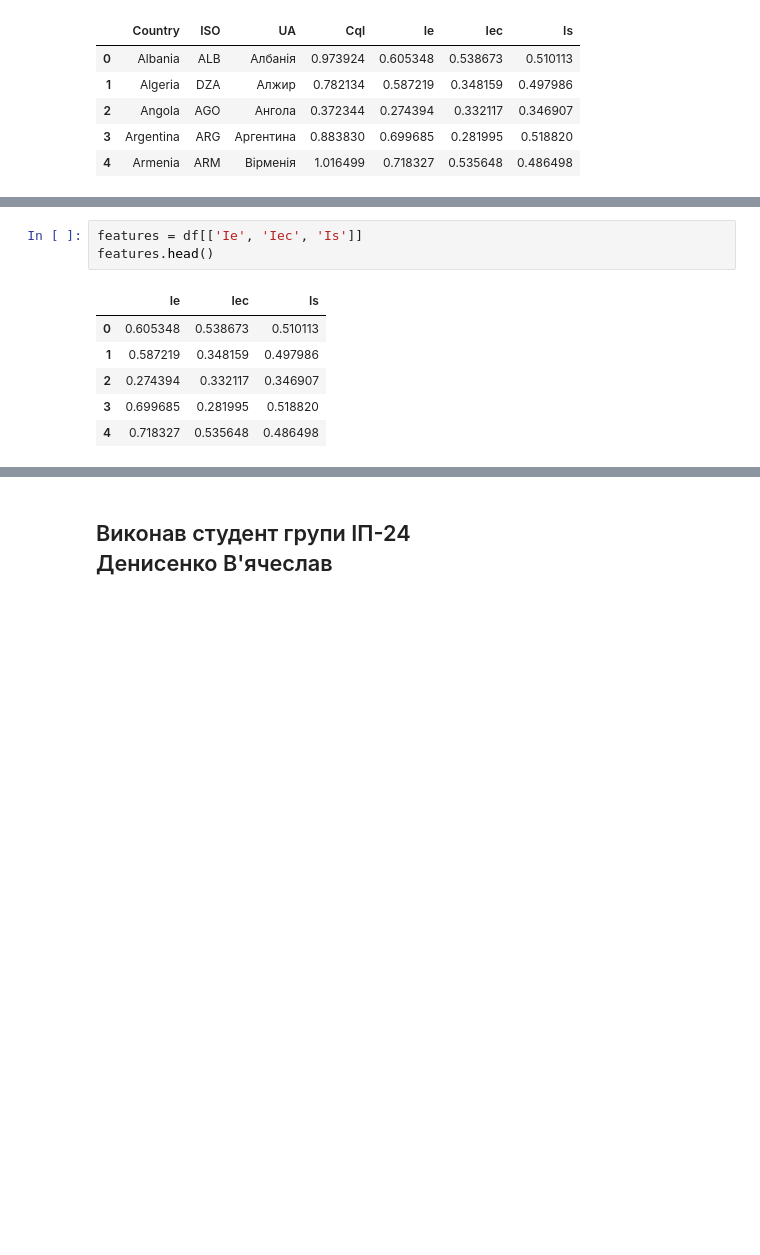
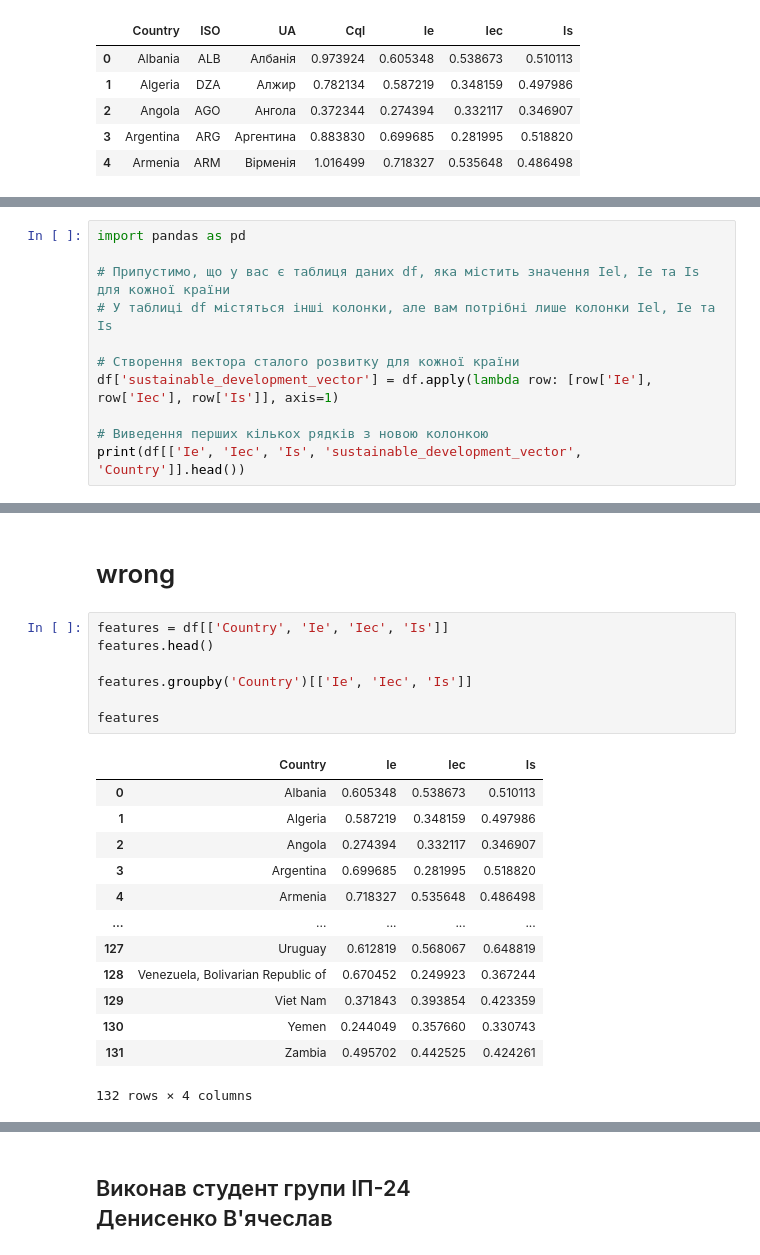
Before and after one commit to slavikDe/data_analise_labs, a Jupyter notebook: py5/DA_6_1.ipynb, the cells around one changed output, grey strips where cells are left out. Cells and saved outputs as stored; diff of their text form; blank space fills up the shorter version.

```diff
--- a/py5/DA_6_1.ipynb
+++ b/py5/DA_6_1.ipynb
@@ -468,0 +494,11 @@ df.head()
+# %%
+import pandas as pd
+
+# Припустимо, що у вас є таблиця даних df, яка містить значення Iel, Ie та Is для кожної країни
+# У таблиці df містяться інші колонки, але вам потрібні лише колонки Iel, Ie та Is
+
+# Створення вектора сталого розвитку для кожної країни
+df['sustainable_development_vector'] = df.apply(lambda row: [row['Ie'], row['Iec'], row['Is']], axis=1)
+
+# Виведення перших кількох рядків з новою колонкою
+print(df[['Ie', 'Iec', 'Is', 'sustainable_development_vector', 'Country']].head())
@@ -469,13 +580,26 @@ df.head()
+# %% [markdown]
+# wrong
 # %%
-features = df[['Ie', 'Iec', 'Is']]
+features = df[['Country', 'Ie', 'Iec', 'Is']]
 features.head()
+
+features.groupby('Country')[['Ie', 'Iec', 'Is']]
+
+features
 # %% [output]
-|  | Ie | Iec | Is |
-| 0 | 0.605348 | 0.538673 | 0.510113 |
-| 1 | 0.587219 | 0.348159 | 0.497986 |
-| 2 | 0.274394 | 0.332117 | 0.346907 |
-| 3 | 0.699685 | 0.281995 | 0.518820 |
-| 4 | 0.718327 | 0.535648 | 0.486498 |
+|  | Country | Ie | Iec | Is |
+| 0 | Albania | 0.605348 | 0.538673 | 0.510113 |
+| 1 | Algeria | 0.587219 | 0.348159 | 0.497986 |
+| 2 | Angola | 0.274394 | 0.332117 | 0.346907 |
+| 3 | Argentina | 0.699685 | 0.281995 | 0.518820 |
+| 4 | Armenia | 0.718327 | 0.535648 | 0.486498 |
+| ... | ... | ... | ... | ... |
+| 127 | Uruguay | 0.612819 | 0.568067 | 0.648819 |
+| 128 | Venezuela, Bolivarian Republic of | 0.670452 | 0.249923 | 0.367244 |
+| 129 | Viet Nam | 0.371843 | 0.393854 | 0.423359 |
+| 130 | Yemen | 0.244049 | 0.357660 | 0.330743 |
+| 131 | Zambia | 0.495702 | 0.442525 | 0.424261 |
+132 rows × 4 columns
 # %%
 kmeans1 = KMeans(
     init='random',
```
Also changed, not shown: parts of 20 cells of this notebook.
